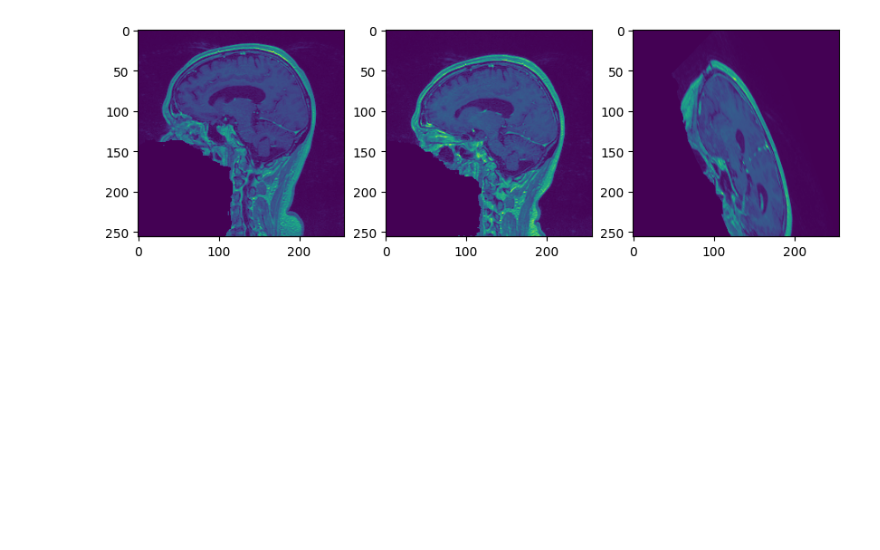
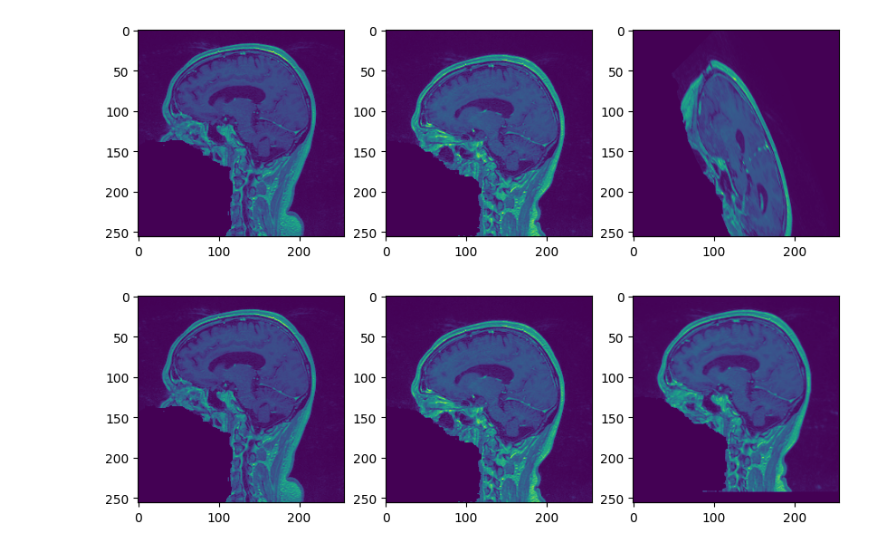
Before and after one commit to Sevenudeloin/VITK-turbo-lamp, a Jupyter notebook: Axelle_Tests.ipynb, the cells around one changed output. Drawn from its saved outputs; the diff is of its cells as text; code cells hidden in the pictures; blank space fills up the shorter version.

Commit message:
fix(rigidTransform)

```diff
--- a/Axelle_Tests.ipynb
+++ b/Axelle_Tests.ipynb
@@ -201,3 +277,7 @@ show(["./Data/case6_gre1.nrrd", "./Data/case6_gre2.nrrd", "./Data/case6_gre2_reg
 show(["./Data/case6_gre1.nrrd", "./Data/case6_gre2.nrrd", "./Data/case6_gre2_registered_aff_rsmp.nrrd"])
 # %% [output]
 [figure]
+# %%
+show(["./Data/case6_gre1.nrrd", "./Data/case6_gre2.nrrd", "./Data/case6_gre2_registered_rigid.nrrd"])
+# %% [output]
+[figure, added]
```
Also changed, not shown: parts of 13 cells of this notebook.
